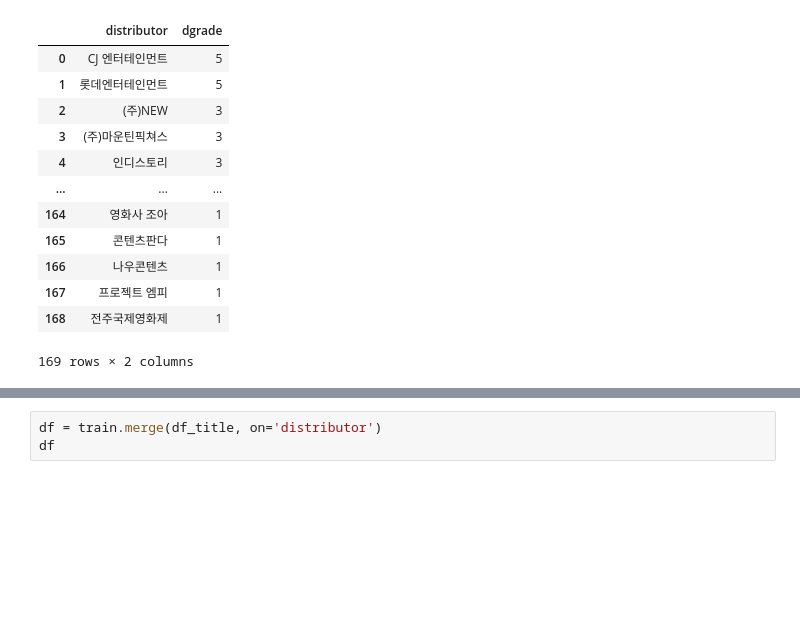
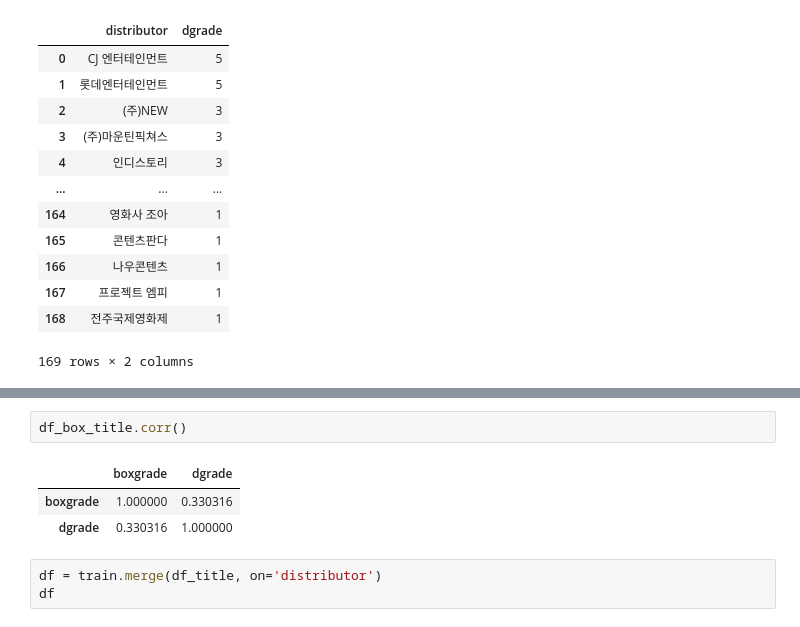
Before and after one commit to cybermin/pythonbasic, a Jupyter notebook: work/10/영화데이터분석.ipynb, the cells around one changed output, grey strips where cells are left out. Saved outputs shown, nothing was run; the diff lists cells and outputs as text; blank space fills up the shorter version.

```diff
--- a/work/10/영화데이터분석.ipynb
+++ b/work/10/영화데이터분석.ipynb
@@ -378,3 +450,9 @@ df_title
+# %%
+df_box_title.corr()
+# %% [output]
+|  | boxgrade | dgrade |
+| boxgrade | 1.000000 | 0.330316 |
+| dgrade | 0.330316 | 1.000000 |
 # %%
 df = train.merge(df_title, on='distributor')
 df
```
Also changed, not shown: parts of 8 cells of this notebook.
